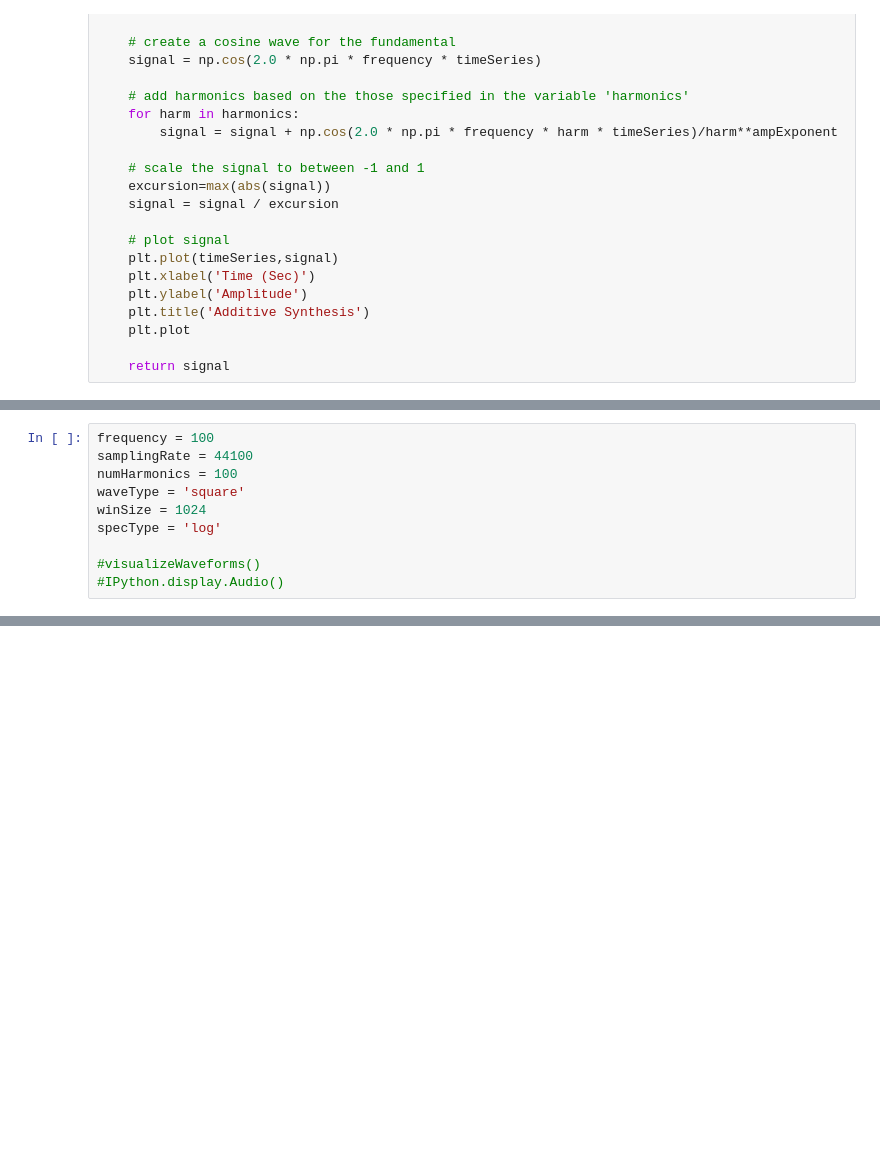
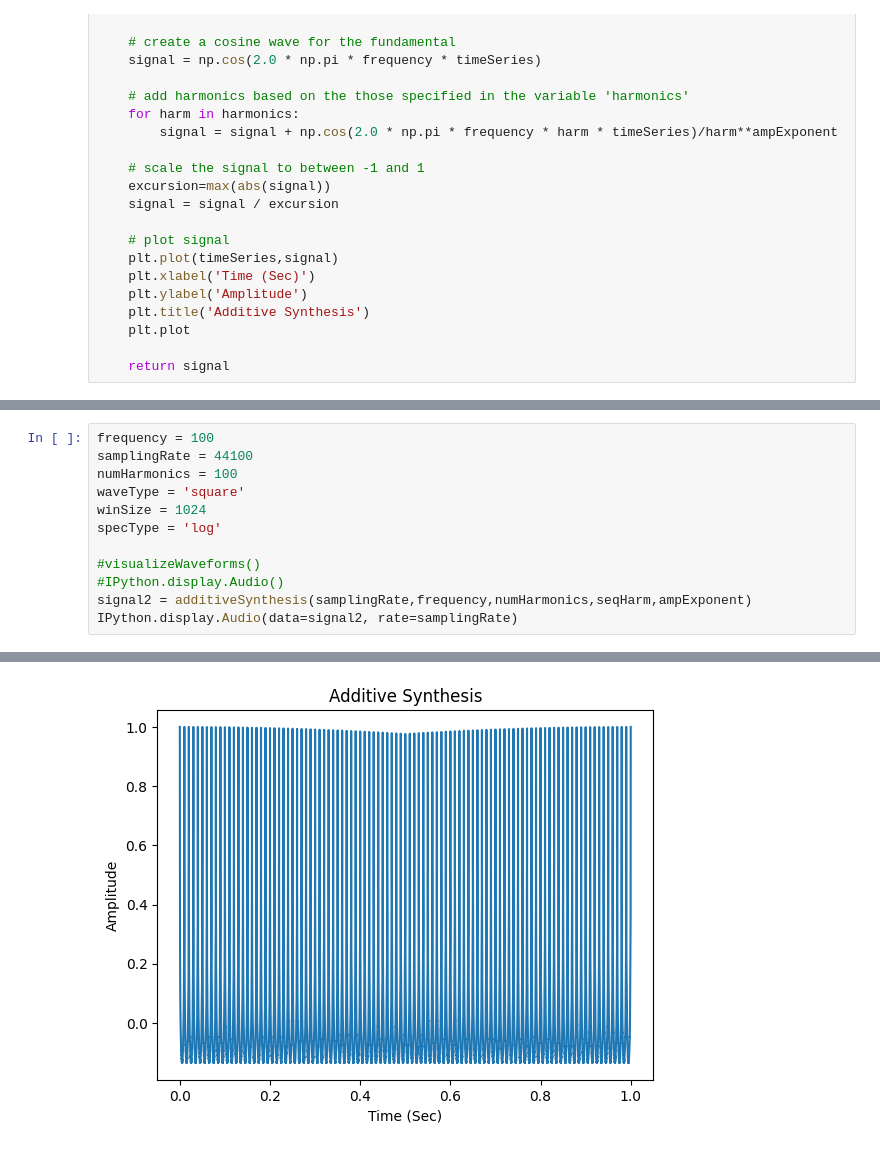
Before and after one commit to IsabellIngram751/MusicComputingIsabellIngram, a Jupyter notebook: labassignment4.ipynb, the cells around one changed output, grey strips where cells are left out. Cells and saved outputs as stored; diff of their text form; blank space fills up the shorter version.

```diff
--- a/labassignment4.ipynb
+++ b/labassignment4.ipynb
@@ -146,3 +174,6 @@ specType = 'log'
 
 #visualizeWaveforms()
 #IPython.display.Audio()
+signal2 = additiveSynthesis(samplingRate,frequency,numHarmonics,seqHarm,ampExponent)
+IPython.display.Audio(data=signal2, rate=samplingRate)
+# %% [output]
@@ -148,0 +181 @@ specType = 'log'
+[figure, added]
```
Also changed, not shown: parts of 10 cells of this notebook.
